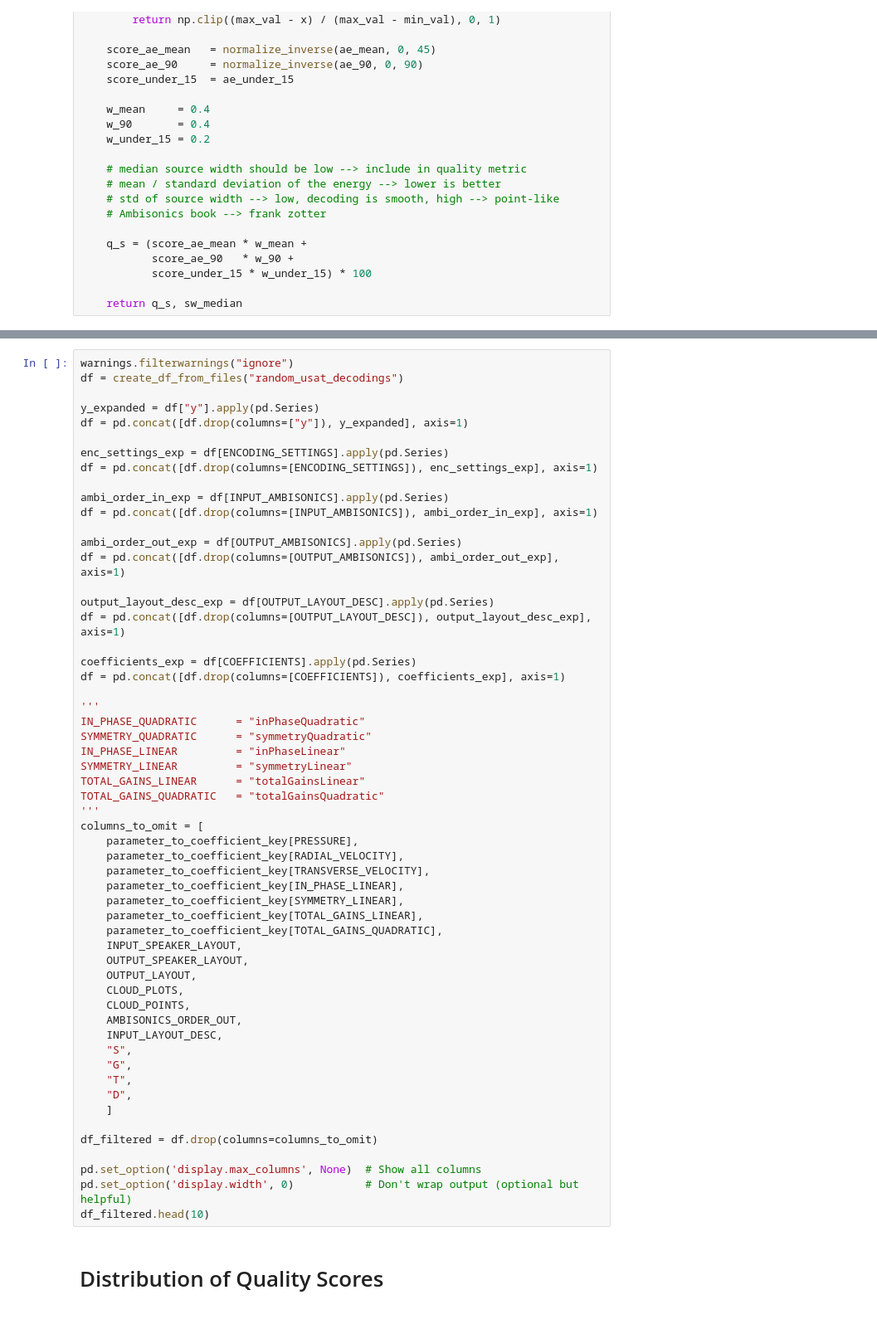
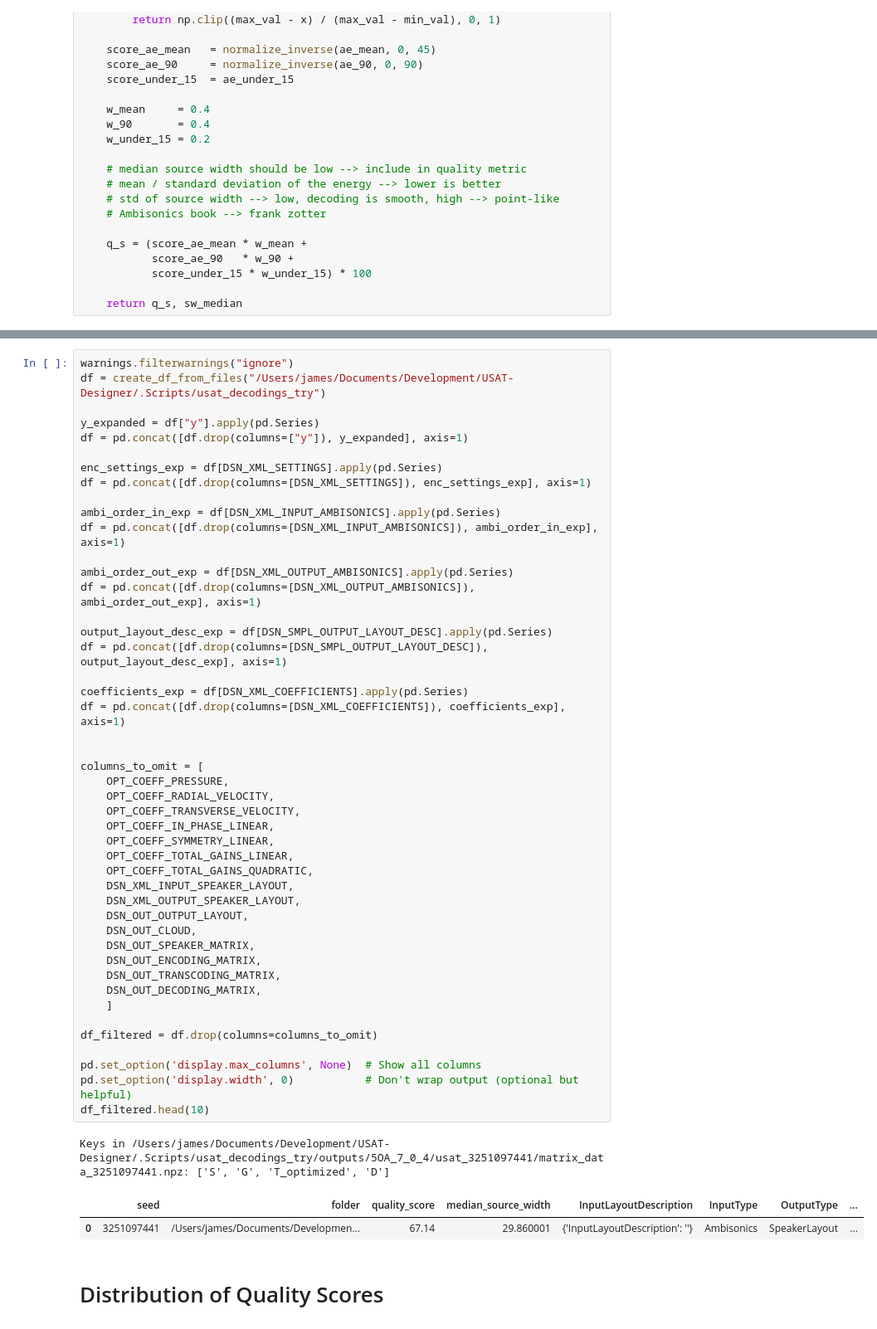
Before and after one commit to JamesBedson/USAT-Designer, a Jupyter notebook: .Scripts/usat_designer/notebooks/parameter_analysis.ipynb, the cells around one changed output, grey strips where cells are left out. Shown at 83% size. Cells and saved outputs as stored; diff of their text form.

```diff
--- a/.Scripts/usat_designer/notebooks/parameter_analysis.ipynb
+++ b/.Scripts/usat_designer/notebooks/parameter_analysis.ipynb
@@ -104,60 +133,54 @@ def create_df_from_files(base_dir: str):
     return pd.DataFrame(entries)
 # %%
 warnings.filterwarnings("ignore")
-df = create_df_from_files("random_usat_decodings")
+df = create_df_from_files("/Users/james/Documents/Development/USAT-Designer/.Scripts/usat_decodings_try")
 
 y_expanded = df["y"].apply(pd.Series)
 df = pd.concat([df.drop(columns=["y"]), y_expanded], axis=1)
 
-enc_settings_exp = df[ENCODING_SETTINGS].apply(pd.Series)
-df = pd.concat([df.drop(columns=[ENCODING_SETTINGS]), enc_settings_exp], axis=1)
+enc_settings_exp = df[DSN_XML_SETTINGS].apply(pd.Series)
+df = pd.concat([df.drop(columns=[DSN_XML_SETTINGS]), enc_settings_exp], axis=1)
 
-ambi_order_in_exp = df[INPUT_AMBISONICS].apply(pd.Series)
-df = pd.concat([df.drop(columns=[INPUT_AMBISONICS]), ambi_order_in_exp], axis=1)
+ambi_order_in_exp = df[DSN_XML_INPUT_AMBISONICS].apply(pd.Series)
+df = pd.concat([df.drop(columns=[DSN_XML_INPUT_AMBISONICS]), ambi_order_in_exp], axis=1)
 
-ambi_order_out_exp = df[OUTPUT_AMBISONICS].apply(pd.Series)
-df = pd.concat([df.drop(columns=[OUTPUT_AMBISONICS]), ambi_order_out_exp], axis=1)
+ambi_order_out_exp = df[DSN_XML_OUTPUT_AMBISONICS].apply(pd.Series)
+df = pd.concat([df.drop(columns=[DSN_XML_OUTPUT_AMBISONICS]), ambi_order_out_exp], axis=1)
 
-output_layout_desc_exp = df[OUTPUT_LAYOUT_DESC].apply(pd.Series)
-df = pd.concat([df.drop(columns=[OUTPUT_LAYOUT_DESC]), output_layout_desc_exp], axis=1)
+output_layout_desc_exp = df[DSN_SMPL_OUTPUT_LAYOUT_DESC].apply(pd.Series)
+df = pd.concat([df.drop(columns=[DSN_SMPL_OUTPUT_LAYOUT_DESC]), output_layout_desc_exp], axis=1)
 
-coefficients_exp = df[COEFFICIENTS].apply(pd.Series)
-df = pd.concat([df.drop(columns=[COEFFICIENTS]), coefficients_exp], axis=1)
+coefficients_exp = df[DSN_XML_COEFFICIENTS].apply(pd.Series)
+df = pd.concat([df.drop(columns=[DSN_XML_COEFFICIENTS]), coefficients_exp], axis=1)
 
-'''
-IN_PHASE_QUADRATIC      = "inPhaseQuadratic"
-SYMMETRY_QUADRATIC      = "symmetryQuadratic"
-IN_PHASE_LINEAR         = "inPhaseLinear"
-SYMMETRY_LINEAR         = "symmetryLinear"
-TOTAL_GAINS_LINEAR      = "totalGainsLinear"
-TOTAL_GAINS_QUADRATIC   = "totalGainsQuadratic"
-'''
+
 columns_to_omit = [
-    parameter_to_coefficient_key[PRESSURE],
-    parameter_to_coefficient_key[RADIAL_VELOCITY],
-    parameter_to_coefficient_key[TRANSVERSE_VELOCITY],
-    parameter_to_coefficient_key[IN_PHASE_LINEAR],
-    parameter_to_coefficient_key[SYMMETRY_LINEAR],
-    parameter_to_coefficient_key[TOTAL_GAINS_LINEAR],
-    parameter_to_coefficient_key[TOTAL_GAINS_QUADRATIC],
-    INPUT_SPEAKER_LAYOUT,
-    OUTPUT_SPEAKER_LAYOUT,
-    OUTPUT_LAYOUT,
-    CLOUD_PLOTS,
-    CLOUD_POINTS,
-    AMBISONICS_ORDER_OUT,
-    INPUT_LAYOUT_DESC,
-    "S",
-    "G",
-    "T",
-    "D",
+    OPT_COEFF_PRESSURE,
+    OPT_COEFF_RADIAL_VELOCITY,
+    OPT_COEFF_TRANSVERSE_VELOCITY,
+    OPT_COEFF_IN_PHASE_LINEAR,
+    OPT_COEFF_SYMMETRY_LINEAR,
+    OPT_COEFF_TOTAL_GAINS_LINEAR,
+    OPT_COEFF_TOTAL_GAINS_QUADRATIC,
+    DSN_XML_INPUT_SPEAKER_LAYOUT,
+    DSN_XML_OUTPUT_SPEAKER_LAYOUT,
+    DSN_OUT_OUTPUT_LAYOUT,
+    DSN_OUT_CLOUD,
+    DSN_OUT_SPEAKER_MATRIX,
+    DSN_OUT_ENCODING_MATRIX,
+    DSN_OUT_TRANSCODING_MATRIX,
+    DSN_OUT_DECODING_MATRIX,
     ]
 
 df_filtered = df.drop(columns=columns_to_omit)
 
 pd.set_option('display.max_columns', None)  # Show all columns
 pd.set_option('display.width', 0)           # Don't wrap output (optional but helpful)
 df_filtered.head(10)
+# %% [output]
+Keys in /Users/james/Documents/Development/USAT-Designer/.Scripts/usat_decodings_try/outputs/5OA_7_0_4/usat_3251097441/matrix_data_3251097441.npz: ['S', 'G', 'T_optimized', 'D']
+|  | seed | folder | quality_score | median_source_width | InputLayoutDescription | InputType | OutputType | ... |
+| 0 | 3251097441 | /Users/james/Documents/Developmen... | 67.14 | 29.860001 | {'InputLayoutDescription': ''} | Ambisonics | SpeakerLayout | ... |
 # %% [markdown]
 # Distribution of Quality Scores
 # %% [markdown]
```
Also changed, not shown: parts of 2 cells of this notebook, 15 other files.
